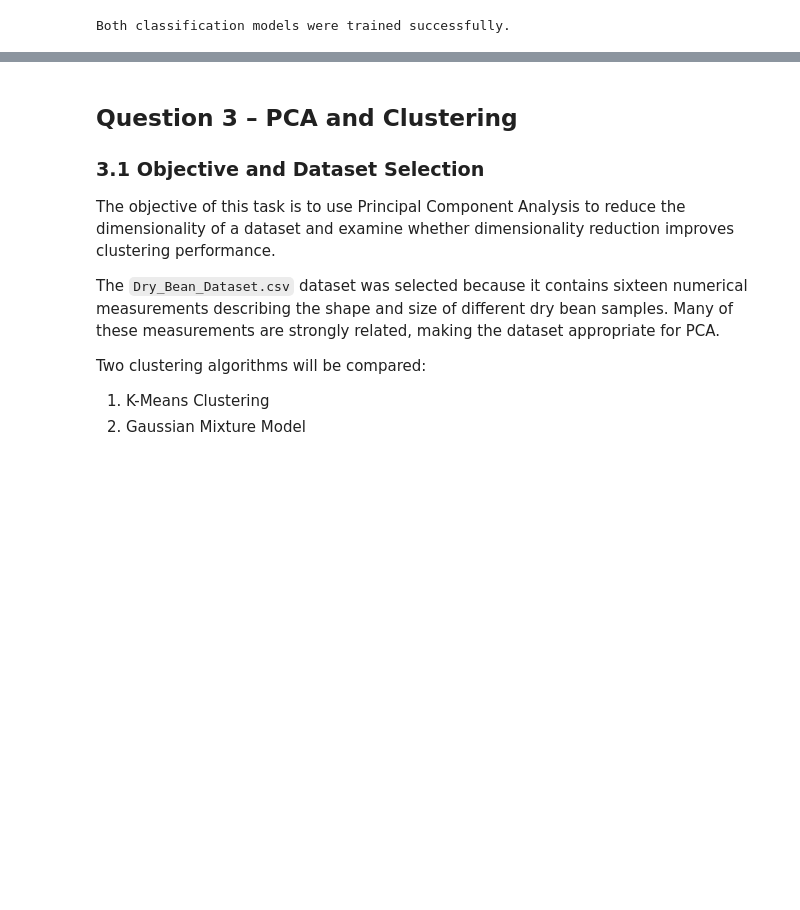
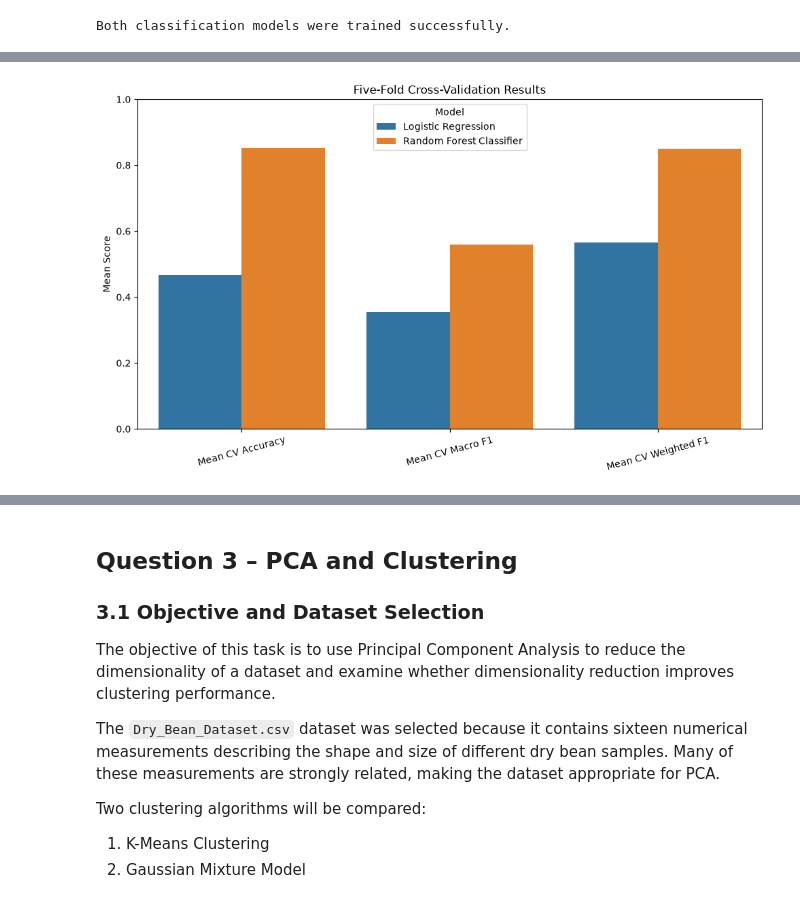
Before and after one commit to AmandaTFerraz/predictive-analytics-final-project, a Jupyter notebook: pda_finalproject.ipynb, the cells around one changed output, grey strips where cells are left out. Saved outputs shown, nothing was run; the diff lists cells and outputs as text; code cells hidden in the pictures; blank space fills up the shorter version.

```diff
--- a/pda_finalproject.ipynb
+++ b/pda_finalproject.ipynb
@@ -1132,7 +1243,7 @@ random_forest_classifier = RandomForestClassifier(
     n_estimators=300,
     class_weight="balanced",
     random_state=42,
-    n_jobs=-1
+    n_jobs=1
 )
 # %%
 logistic_model.fit(
@@ -1557,0 +1552,33 @@ However, performance for the link class remained weak because this class contain
+# %%
+cv_classification_plot = (
+    classification_cv_df
+    .melt(
+        id_vars="Model",
+        value_vars=[
+            "Mean CV Accuracy",
+            "Mean CV Macro F1",
+            "Mean CV Weighted F1"
+        ],
+        var_name="Metric",
+        value_name="Score"
+    )
+)
+
+plt.figure(figsize=(10, 6))
+
+sns.barplot(
+    data=cv_classification_plot,
+    x="Metric",
+    y="Score",
+    hue="Model"
+)
+
+plt.title("Five-Fold Cross-Validation Results")
+plt.xlabel("")
+plt.ylabel("Mean Score")
+plt.ylim(0, 1)
+plt.xticks(rotation=15)
+plt.tight_layout()
+plt.show()
+# %% [output]
+[figure, added]
```
Also changed, not shown: parts of 62 cells of this notebook.
